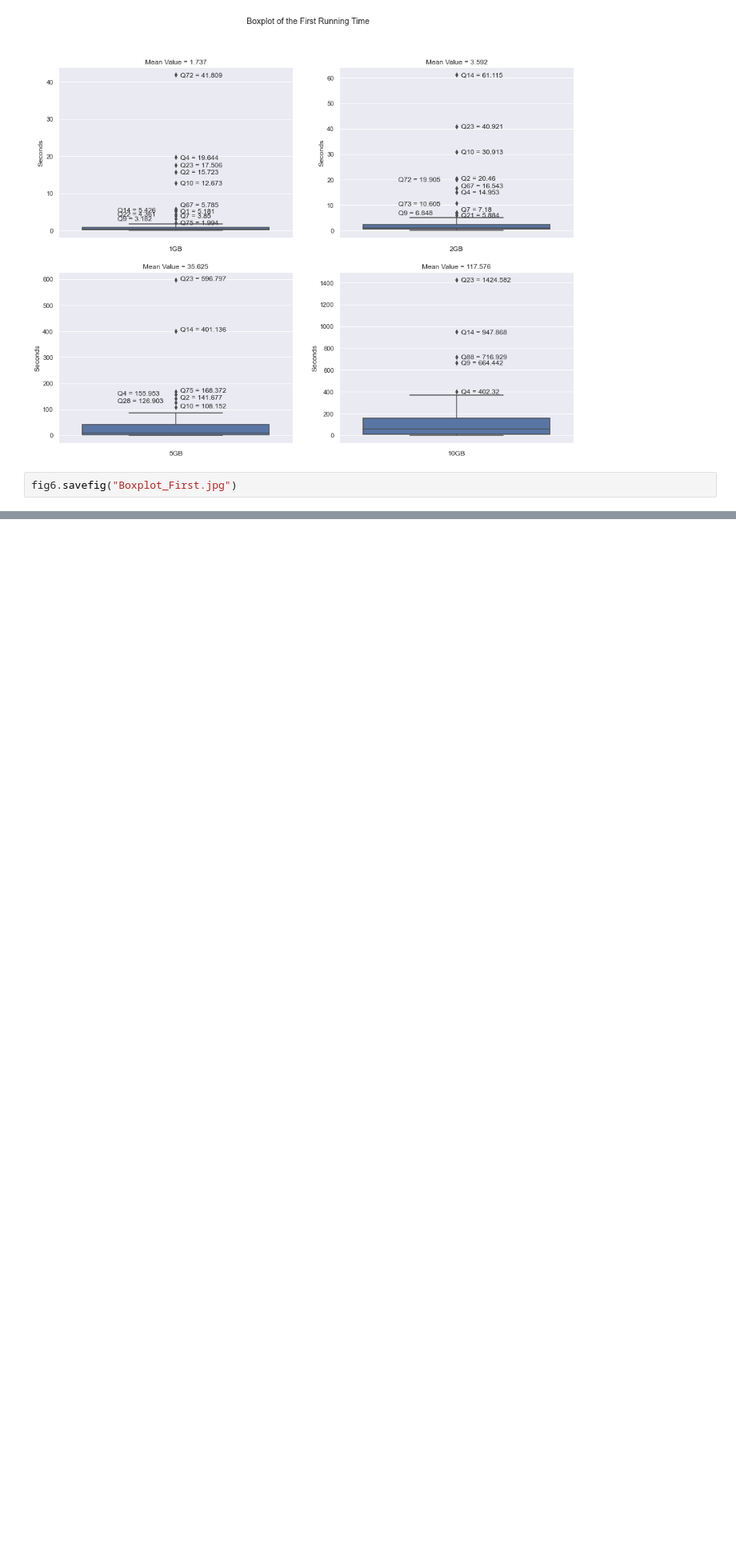
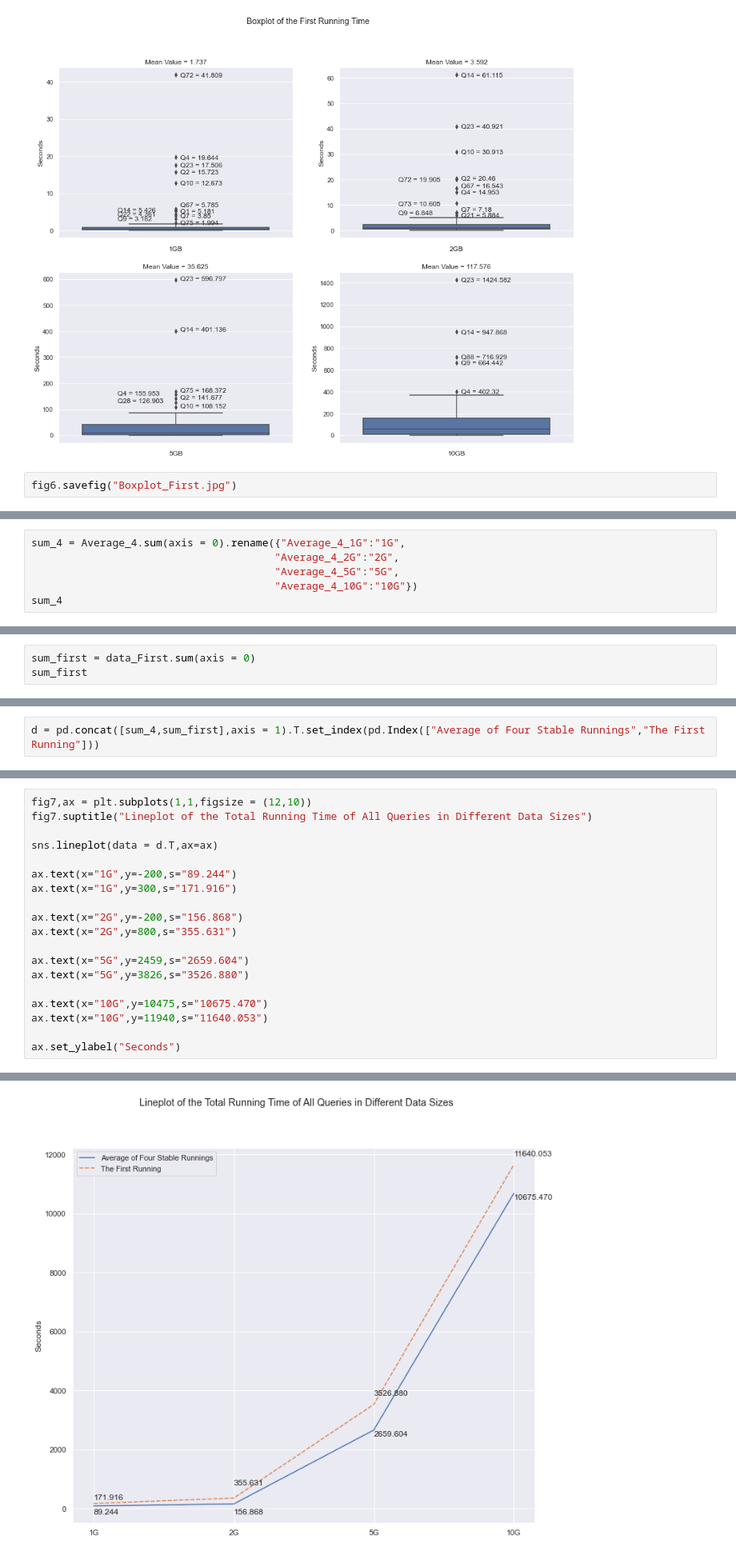
Before and after one commit to xuyou1999/TPC-DS_DW_F2022, a Jupyter notebook: TPC-DS-Result_Visualization.ipynb, the cells around one changed output, grey strips where cells are left out. Shown at 80% size. Cells and saved outputs as stored; diff of their text form; blank space fills up the shorter version.

Commit message:
Update Visualization

```diff
--- a/TPC-DS-Result_Visualization.ipynb
+++ b/TPC-DS-Result_Visualization.ipynb
@@ -518,0 +521,6 @@ fig6.savefig("Boxplot_First.jpg")
+# %%
+sum_4 = Average_4.sum(axis = 0).rename({"Average_4_1G":"1G",
+                                       "Average_4_2G":"2G",
+                                       "Average_4_5G":"5G",
+                                       "Average_4_10G":"10G"})
+sum_4
@@ -518,0 +533,3 @@ fig6.savefig("Boxplot_First.jpg")
+# %%
+sum_first = data_First.sum(axis = 0)
+sum_first
@@ -518,0 +542,2 @@ fig6.savefig("Boxplot_First.jpg")
+# %%
+d = pd.concat([sum_4,sum_first],axis = 1).T.set_index(pd.Index(["Average of Four Stable Runnings","The First Running"]))
@@ -518,0 +550,20 @@ fig6.savefig("Boxplot_First.jpg")
+# %%
+fig7,ax = plt.subplots(1,1,figsize = (12,10))
+fig7.suptitle("Lineplot of the Total Running Time of All Queries in Different Data Sizes")
+
+sns.lineplot(data = d.T,ax=ax)
+
+ax.text(x="1G",y=-200,s="89.244")
+ax.text(x="1G",y=300,s="171.916")
+
+ax.text(x="2G",y=-200,s="156.868")
+ax.text(x="2G",y=800,s="355.631")
+
+ax.text(x="5G",y=2459,s="2659.604")
+ax.text(x="5G",y=3826,s="3526.880")
+
+ax.text(x="10G",y=10475,s="10675.470")
+ax.text(x="10G",y=11940,s="11640.053")
+
+ax.set_ylabel("Seconds")
+# %% [output]
@@ -518,0 +571 @@ fig6.savefig("Boxplot_First.jpg")
+[figure, added]
```
Also changed, not shown: parts of 6 cells of this notebook, 1 other file.
